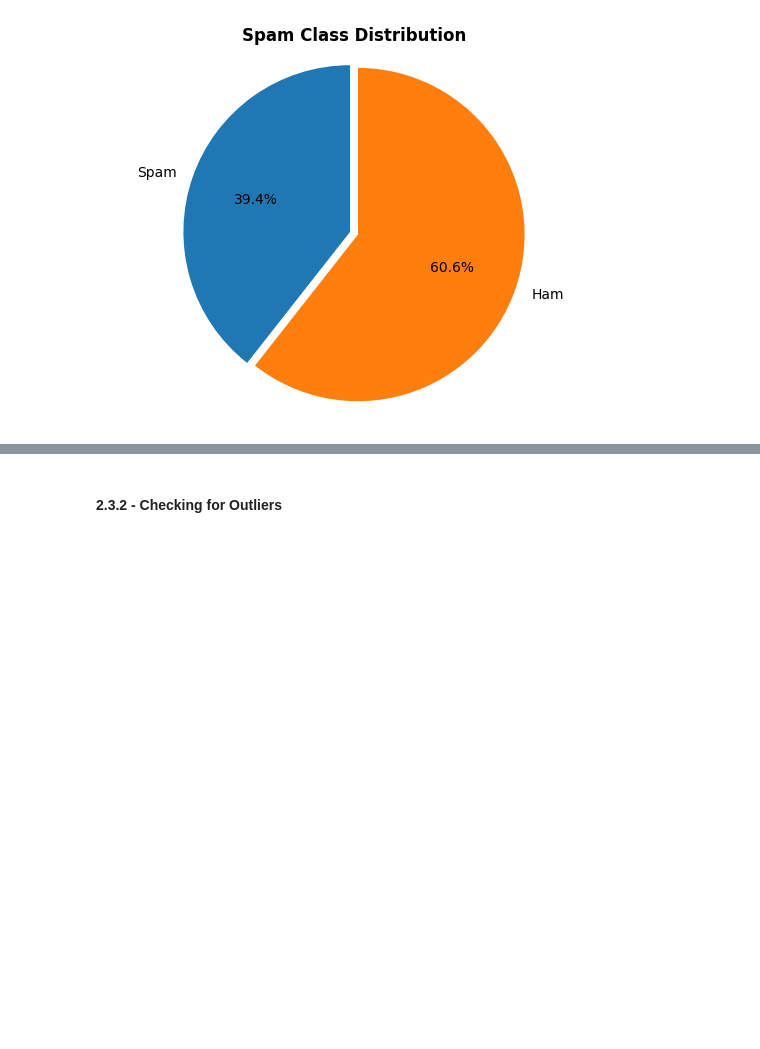
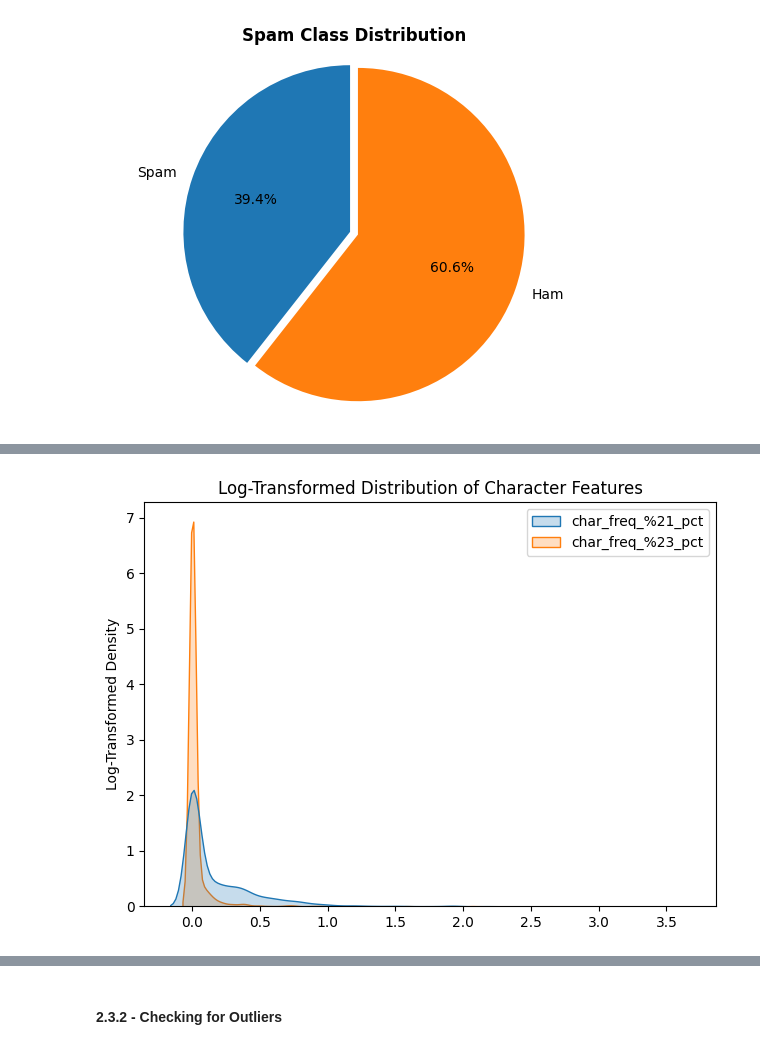
Before and after one commit to Chungj2000/Data-Analysis, a Jupyter notebook: Kaggle/Spambase/Workbook.ipynb, the cells around one changed output, grey strips where cells are left out. Cells and saved outputs as stored; diff of their text form; code cells hidden in the pictures; blank space fills up the shorter version.

```diff
--- a/Kaggle/Spambase/Workbook.ipynb
+++ b/Kaggle/Spambase/Workbook.ipynb
@@ -288,0 +309,4 @@ plt.show()
+# %%
+log_kde_plots(dist_Labels_Char, "Character")
+# %% [output]
+[figure, added]
```
Also changed, not shown: parts of 6 cells of this notebook.
